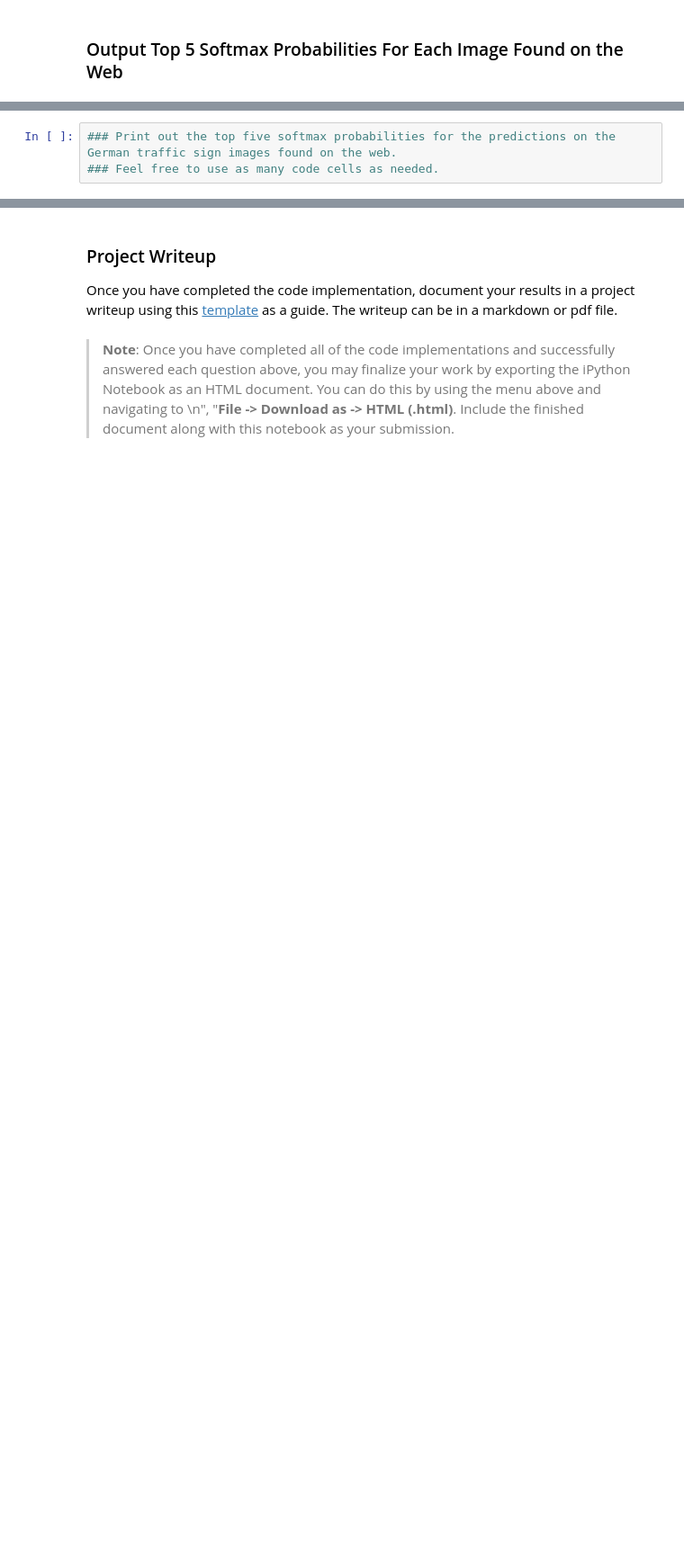
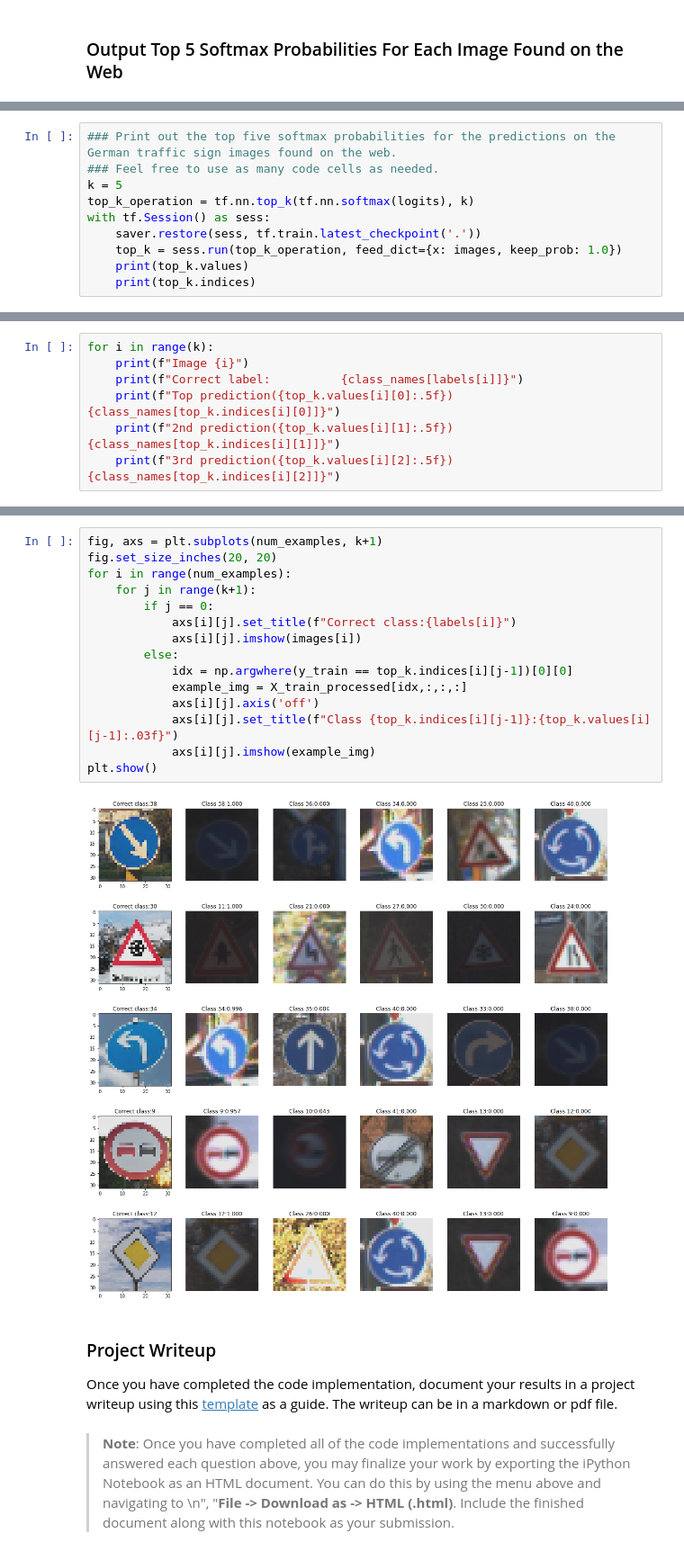
Before and after one commit to Zulkhuu/self-driving-car, a Jupyter notebook: P3_traffic_sign_classifier/Traffic_Sign_Classifier.ipynb, the cells around one changed output, grey strips where cells are left out. Shown: that part at 90% size. Drawn from its saved outputs; the diff is of its cells as text; blank space fills up the shorter version.

```diff
--- a/P3_traffic_sign_classifier/Traffic_Sign_Classifier.ipynb
+++ b/P3_traffic_sign_classifier/Traffic_Sign_Classifier.ipynb
@@ -479,3 +451,10 @@ Looking just at the first row we get `[ 0.34763842,  0.24879643,  0.12789202]`,
 # %%
 ### Print out the top five softmax probabilities for the predictions on the German traffic sign images found on the web.
 ### Feel free to use as many code cells as needed.
+k = 5
+top_k_operation = tf.nn.top_k(tf.nn.softmax(logits), k)
+with tf.Session() as sess:
+    saver.restore(sess, tf.train.latest_checkpoint('.'))
+    top_k = sess.run(top_k_operation, feed_dict={x: images, keep_prob: 1.0})
+    print(top_k.values)
+    print(top_k.indices)
@@ -481,0 +473,7 @@ Looking just at the first row we get `[ 0.34763842,  0.24879643,  0.12789202]`,
+# %%
+for i in range(k):
+    print(f"Image {i}")
+    print(f"Correct label:          {class_names[labels[i]]}")
+    print(f"Top prediction({top_k.values[i][0]:.5f}) {class_names[top_k.indices[i][0]]}")
+    print(f"2nd prediction({top_k.values[i][1]:.5f}) {class_names[top_k.indices[i][1]]}")
+    print(f"3rd prediction({top_k.values[i][2]:.5f}) {class_names[top_k.indices[i][2]]}")
@@ -482,3 +498,20 @@ Looking just at the first row we get `[ 0.34763842,  0.24879643,  0.12789202]`,
+# %%
+fig, axs = plt.subplots(num_examples, k+1)
+fig.set_size_inches(20, 20)
+for i in range(num_examples):
+    for j in range(k+1):
+        if j == 0:
+            axs[i][j].set_title(f"Correct class:{labels[i]}")
+            axs[i][j].imshow(images[i])
+        else:
+            idx = np.argwhere(y_train == top_k.indices[i][j-1])[0][0]
+            example_img = X_train_processed[idx,:,:,:]
+            axs[i][j].axis('off')
+            axs[i][j].set_title(f"Class {top_k.indices[i][j-1]}:{top_k.values[i][j-1]:.03f}")
+            axs[i][j].imshow(example_img)
+plt.show()
+# %% [output]
+[figure, added]
 # %% [markdown]
 ### Project Writeup
 
```
Also changed, not shown: parts of 14 cells of this notebook, 17 other files.
